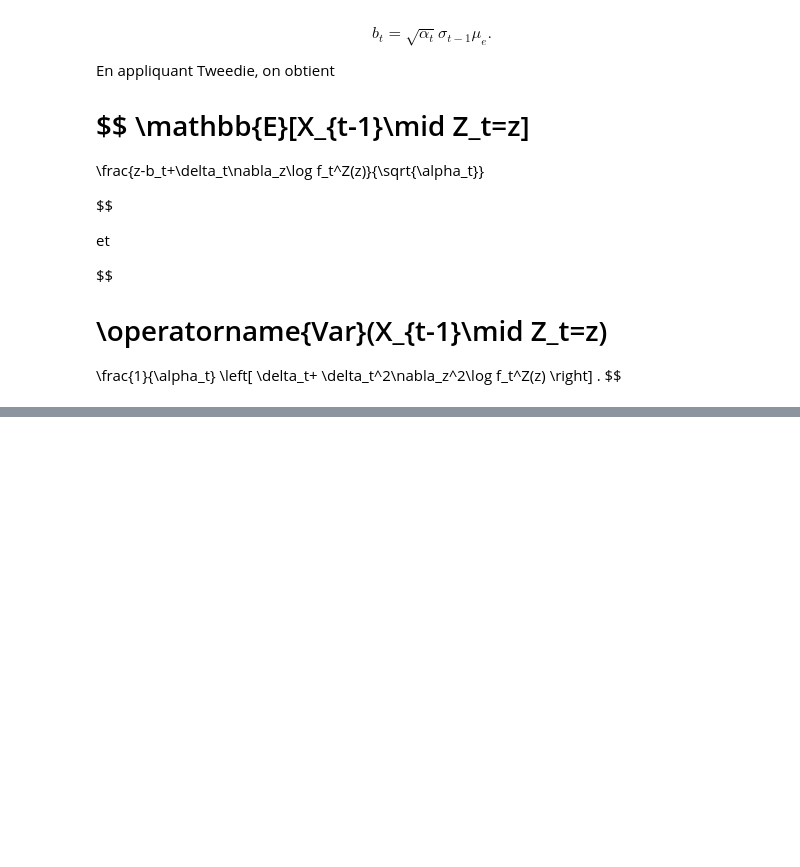
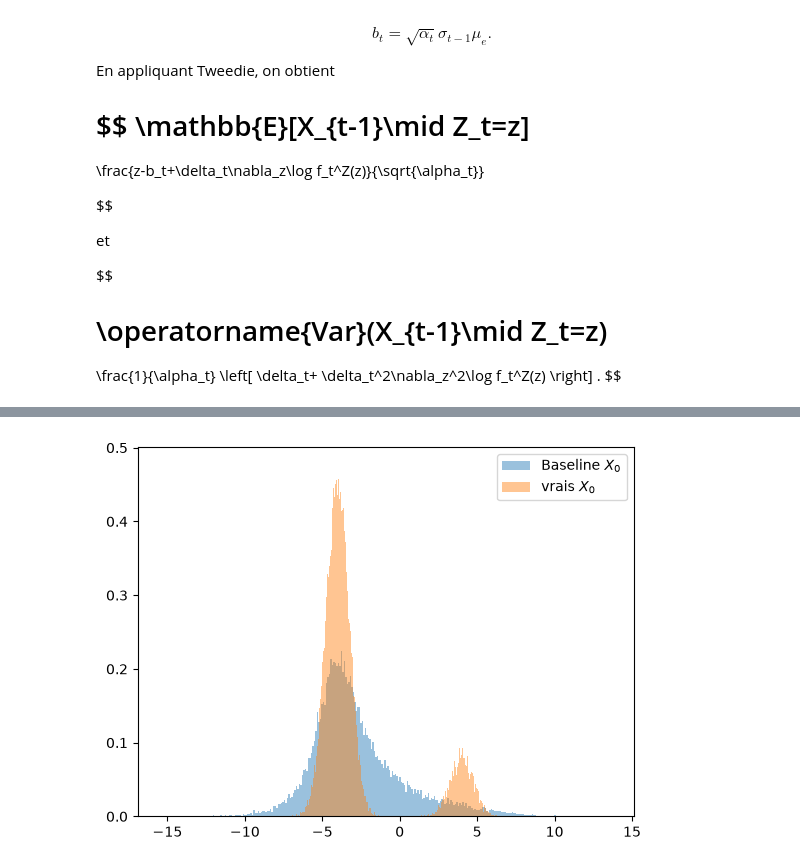
Before and after one commit to lealagonotte/stage_2026, a Jupyter notebook: test_with_true_score/true_score_mixture.ipynb, the cells around one changed output, grey strips where cells are left out. Drawn from its saved outputs; the diff is of its cells as text; code cells hidden in the pictures; blank space fills up the shorter version.

Commit message:
tweedie baseline

```diff
--- a/test_with_true_score/true_score_mixture.ipynb
+++ b/test_with_true_score/true_score_mixture.ipynb
@@ -525,0 +529,89 @@ weights: [0.5, 0.5] means: [-4, 4] stds: [1, 1]
+# %%
+def tweedie_last_step_x0(
+    z0,
+    correct_variance=False,
+):
+    """
+    Transforme des Z_0 générés en X_0 générés.
+
+    Returns
+    -------
+    x0_sample : échantillons générés de X_0
+    x0_mean   : moyenne de Tweedie E[X_0 | Z_0]
+    cond_var  : variance utilisée
+    """
+    if sigma_base <= 0:
+        raise ValueError(
+            "sigma_base doit être strictement positif."
+        )
+
+
+
+    t0 = torch.zeros(
+        z0.shape[0],
+        device=z0.device,
+        dtype=torch.long,
+    )
+
+    score_z0, hessian = true_score_z_mixture(z0, t0)
+
+    # Moyenne a posteriori de Tweedie.
+    x0_mean = (
+        z0
+        - sigma_base * eps_mean
+        + sigma_base**2 * score_z0
+    )
+
+    if correct_variance:
+        # Dérivée du score par différence finie comme au dessus
+
+
+
+        cond_var = (
+            sigma_base**2
+            + sigma_base**4 * hessian
+        )
+
+    else:
+
+        cond_var = torch.full_like(
+            z0,
+            sigma_base**2,
+        )
+
+    x0_sample = (
+        x0_mean
+        + torch.sqrt(cond_var) * torch.randn_like(z0)
+    )
+
+    return x0_sample, x0_mean, cond_var
+
+
+# Version avec correction de variance de Tweedie.
+cfg = set_mixture_scenario("mode_preponderant")
+x0,z0=sample_joint_data(n_samples)
+x0_tweedie_variance_corrected, _, var_corrected = (
+    tweedie_last_step_x0(
+        z0,
+        correct_variance=True,
+    )
+)
+
+plt.hist(
+    x0_tweedie_variance_corrected.detach().cpu().numpy(),
+    bins=300,
+    density=True,
+    alpha=0.45,
+    label="Baseline $X_0$",
+)
+plt.hist(
+    x0.detach().cpu().numpy(),
+    bins=300,
+    density=True,
+    alpha=0.45,
+    label="vrais $X_0$",
+)
+plt.legend()
+plt.show()
+# %% [output]
+[figure, added]
```
Also changed, not shown: parts of 7 cells of this notebook.
